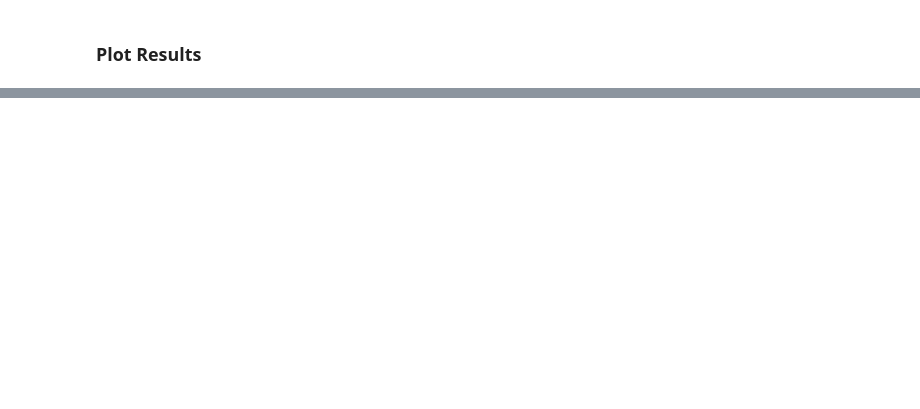
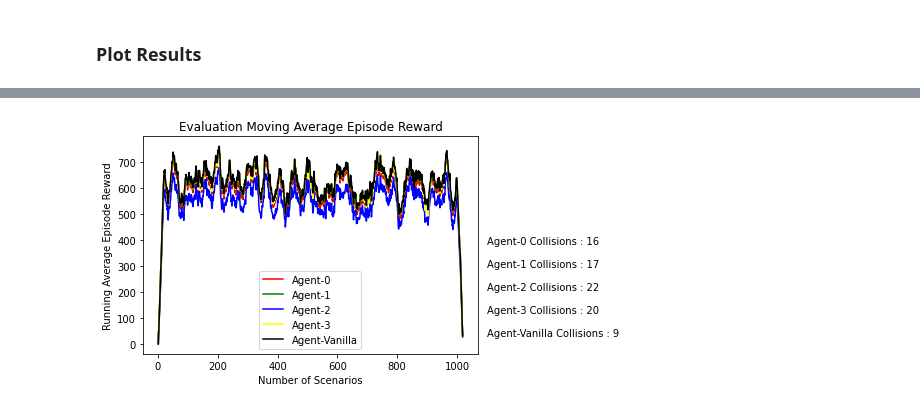
Before and after one commit to resuldagdanov/self-improving-RL, a Jupyter notebook: experiments/analyses/evaluation_results.ipynb, the cells around one changed output, grey strips where cells are left out. Cells and saved outputs as stored; diff of their text form; code cells hidden in the pictures; blank space fills up the shorter version.

```diff
--- a/experiments/analyses/evaluation_results.ipynb
+++ b/experiments/analyses/evaluation_results.ipynb
@@ -40,0 +65,3 @@ for eps_stat in episode_evals_results_1:
+# %%
+def moving_average(x, w):
+    return np.convolve(x, np.ones(w), "full") / w
@@ -53,0 +114,35 @@ Error:
+# %%
+y_moving_avg_1 = moving_average(np.array(y_values_1), 20)
+y_moving_avg_2 = moving_average(np.array(y_values_2), 20)
+y_moving_avg_3 = moving_average(np.array(y_values_3), 20)
+y_moving_avg_4 = moving_average(np.array(y_values_4), 20)
+y_moving_avg_5 = moving_average(np.array(y_values_5), 20)
+
+x_moving_values = list(range(1, len(y_moving_avg_1) + 1, 1))
+
+plt.title("Evaluation Moving Average Episode Reward")
+plt.plot(x_moving_values, y_moving_avg_1, color="red", label="Agent-0")
+plt.plot(x_moving_values, y_moving_avg_2, color="green", label="Agent-1")
+plt.plot(x_moving_values, y_moving_avg_3, color="blue", label="Agent-2")
+plt.plot(x_moving_values, y_moving_avg_4, color="yellow", label="Agent-3")
+plt.plot(x_moving_values, y_moving_avg_5, color="black", label="Agent-Vanilla")
+
+text = "Agent-0 Collisions : " + str(n_collisions_1.count(True)) \
+        + "\n\nAgent-1 Collisions : " + str(n_collisions_2.count(True)) \
+        + "\n\nAgent-2 Collisions : " + str(n_collisions_3.count(True)) \
+        + "\n\nAgent-3 Collisions : " + str(n_collisions_4.count(True)) \
+        + "\n\nAgent-Vanilla Collisions : " + str(n_collisions_5.count(True))
+
+plt.text(1100, 28, text)
+
+plt.xlabel("Number of Scenarios")
+plt.ylabel("Running Average Episode Reward")
+
+plt.legend()
+
+save_name = "running_reward"
+plt.savefig(save_name + ".jpg", dpi=600, bbox_inches="tight")
+
+plt.show()
+# %% [output]
+[figure, added]
```
Also changed, not shown: parts of 7 cells of this notebook.
